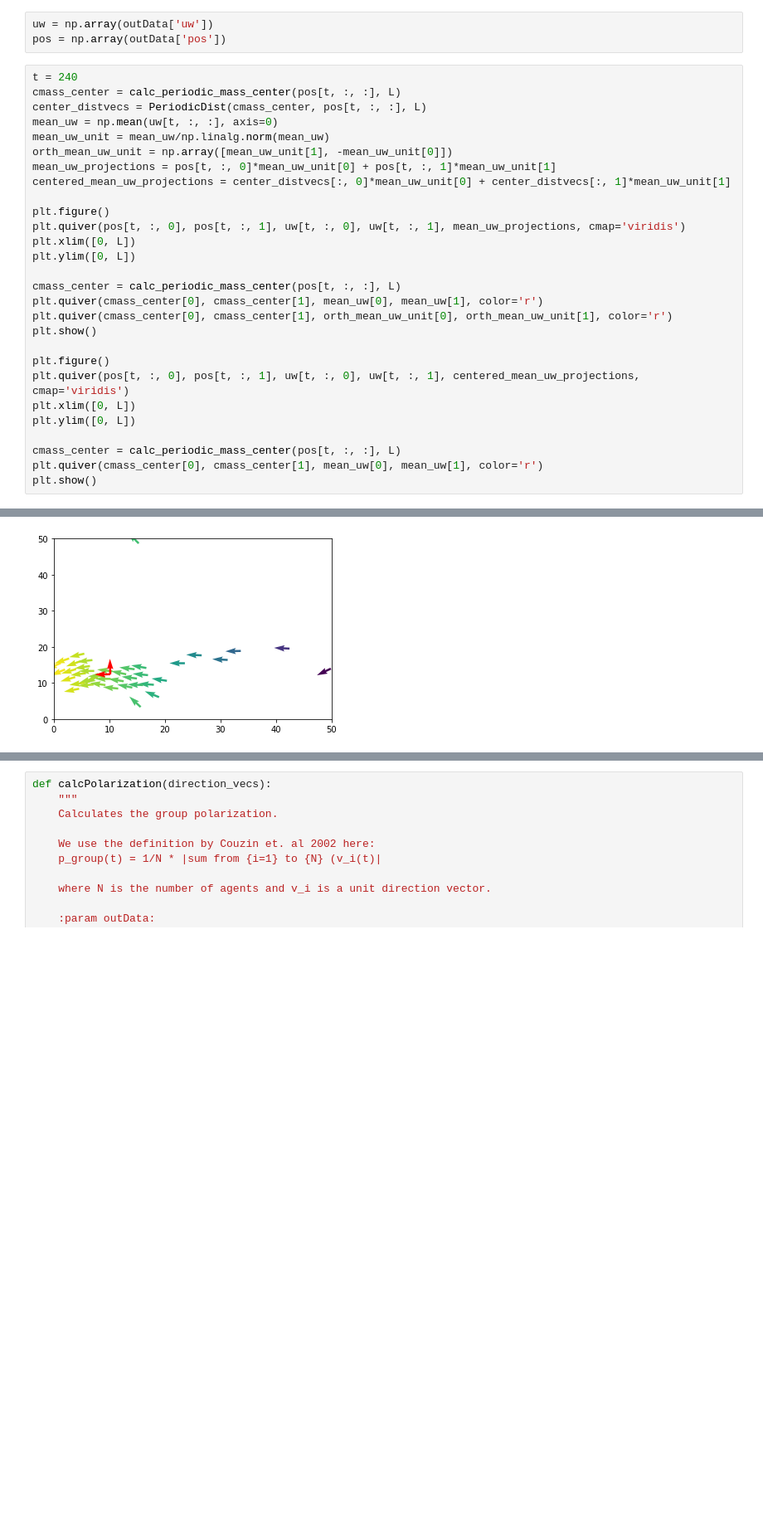
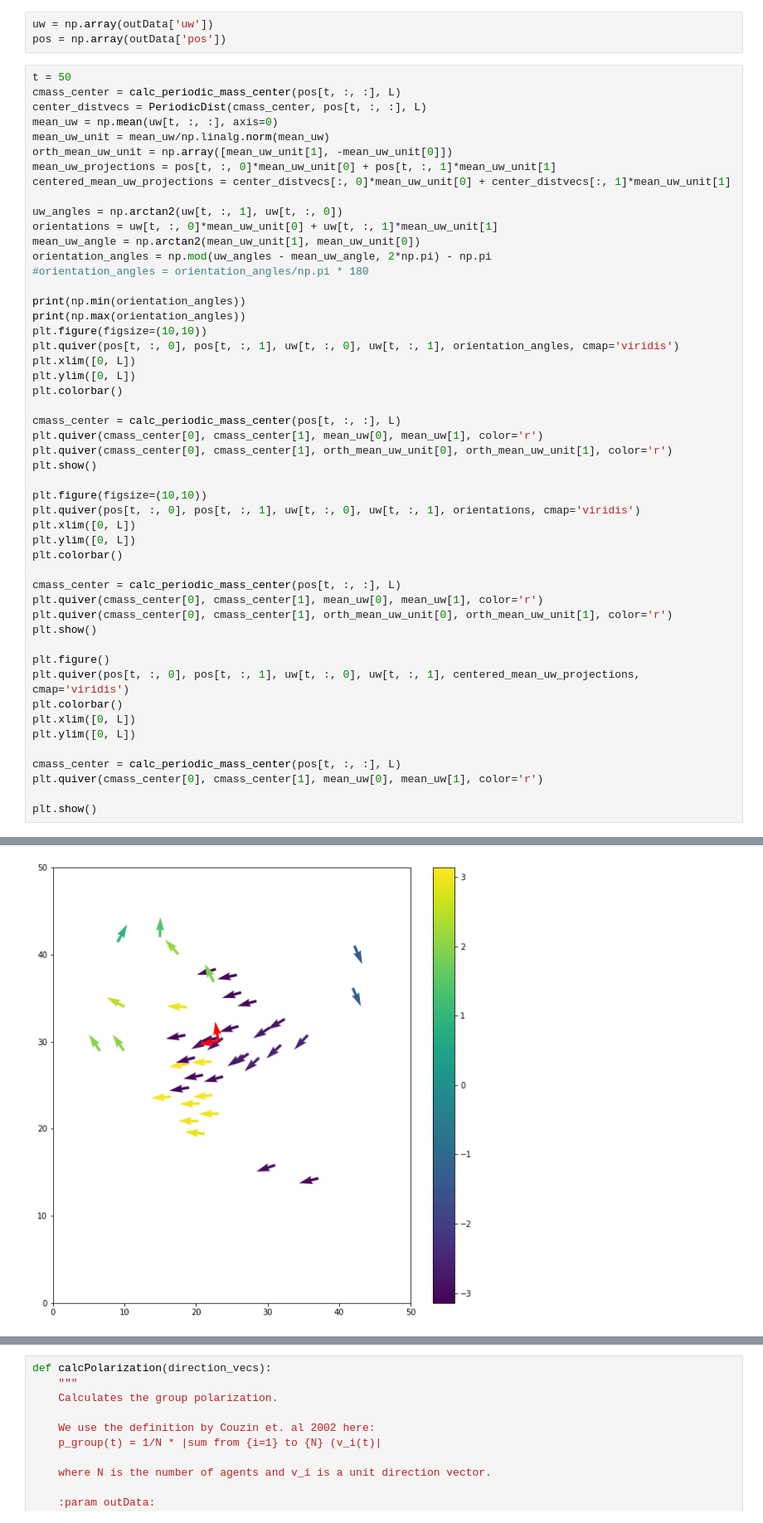
Before and after one commit to awakenting/master-thesis, a Jupyter notebook: code/school_startles_spatial_analysis.ipynb, the cells around one changed output, grey strips where cells are left out. Shown at 83% size. Saved outputs shown, nothing was run; the diff lists cells and outputs as text; blank space fills up the shorter version.

Commit message:
added more plotting and analysis drafts for collective behavior

```diff
--- a/code/school_startles_spatial_analysis.ipynb
+++ b/code/school_startles_spatial_analysis.ipynb
@@ -301,7 +300,7 @@ plt.show()
 uw = np.array(outData['uw'])
 pos = np.array(outData['pos'])
 # %%
-t = 240
+t = 50
 cmass_center = calc_periodic_mass_center(pos[t, :, :], L)
 center_distvecs = PeriodicDist(cmass_center, pos[t, :, :], L)
 mean_uw = np.mean(uw[t, :, :], axis=0)
@@ -310,10 +309,30 @@ orth_mean_uw_unit = np.array([mean_uw_unit[1], -mean_uw_unit[0]])
 mean_uw_projections = pos[t, :, 0]*mean_uw_unit[0] + pos[t, :, 1]*mean_uw_unit[1]
 centered_mean_uw_projections = center_distvecs[:, 0]*mean_uw_unit[0] + center_distvecs[:, 1]*mean_uw_unit[1]
 
-plt.figure()
-plt.quiver(pos[t, :, 0], pos[t, :, 1], uw[t, :, 0], uw[t, :, 1], mean_uw_projections, cmap='viridis')
+uw_angles = np.arctan2(uw[t, :, 1], uw[t, :, 0])
+orientations = uw[t, :, 0]*mean_uw_unit[0] + uw[t, :, 1]*mean_uw_unit[1]
+mean_uw_angle = np.arctan2(mean_uw_unit[1], mean_uw_unit[0])
+orientation_angles = np.mod(uw_angles - mean_uw_angle, 2*np.pi) - np.pi
+#orientation_angles = orientation_angles/np.pi * 180
+
+print(np.min(orientation_angles))
+print(np.max(orientation_angles))
+plt.figure(figsize=(10,10))
+plt.quiver(pos[t, :, 0], pos[t, :, 1], uw[t, :, 0], uw[t, :, 1], orientation_angles, cmap='viridis')
 plt.xlim([0, L])
 plt.ylim([0, L])
+plt.colorbar()
+
+cmass_center = calc_periodic_mass_center(pos[t, :, :], L)
+plt.quiver(cmass_center[0], cmass_center[1], mean_uw[0], mean_uw[1], color='r')
+plt.quiver(cmass_center[0], cmass_center[1], orth_mean_uw_unit[0], orth_mean_uw_unit[1], color='r')
+plt.show()
+
+plt.figure(figsize=(10,10))
+plt.quiver(pos[t, :, 0], pos[t, :, 1], uw[t, :, 0], uw[t, :, 1], orientations, cmap='viridis')
+plt.xlim([0, L])
+plt.ylim([0, L])
+plt.colorbar()
 
 cmass_center = calc_periodic_mass_center(pos[t, :, :], L)
 plt.quiver(cmass_center[0], cmass_center[1], mean_uw[0], mean_uw[1], color='r')
@@ -322,10 +341,12 @@ plt.show()
 
 plt.figure()
 plt.quiver(pos[t, :, 0], pos[t, :, 1], uw[t, :, 0], uw[t, :, 1], centered_mean_uw_projections, cmap='viridis')
+plt.colorbar()
 plt.xlim([0, L])
 plt.ylim([0, L])
 
 cmass_center = calc_periodic_mass_center(pos[t, :, :], L)
 plt.quiver(cmass_center[0], cmass_center[1], mean_uw[0], mean_uw[1], color='r')
+
 plt.show()
 # %% [output]
@@ -332 +355 @@ plt.show()
-[figure, old version]
+[figure, new version]
```
Also changed, not shown: parts of 21 cells of this notebook, 1 other file.
